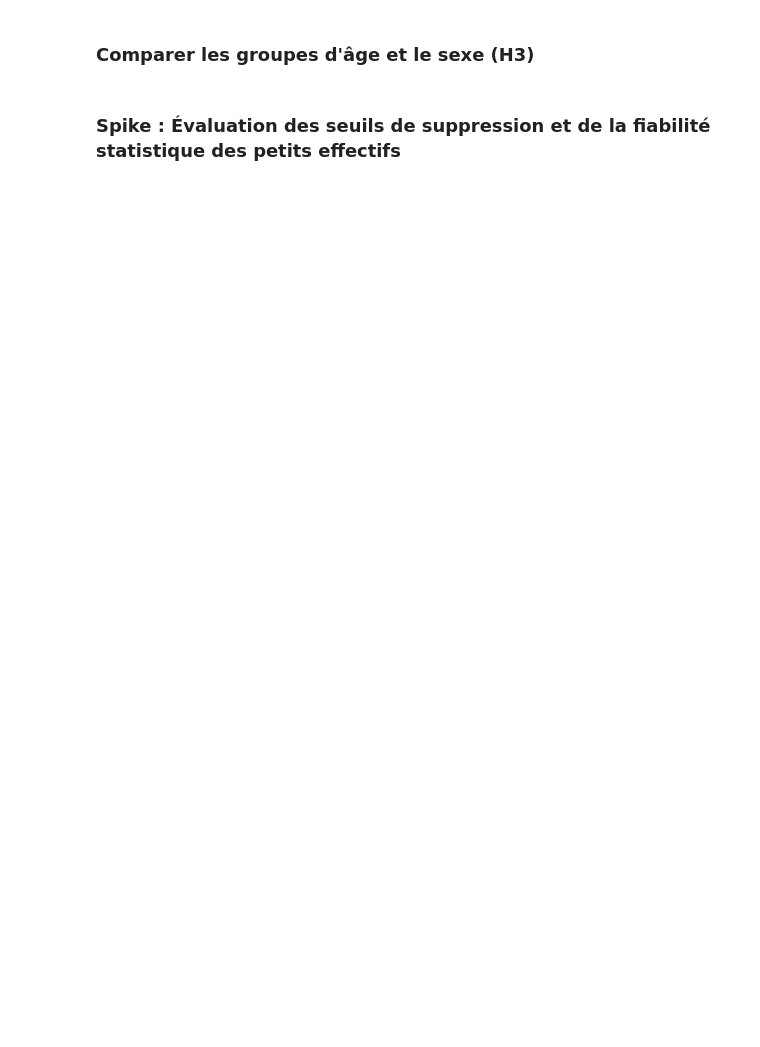
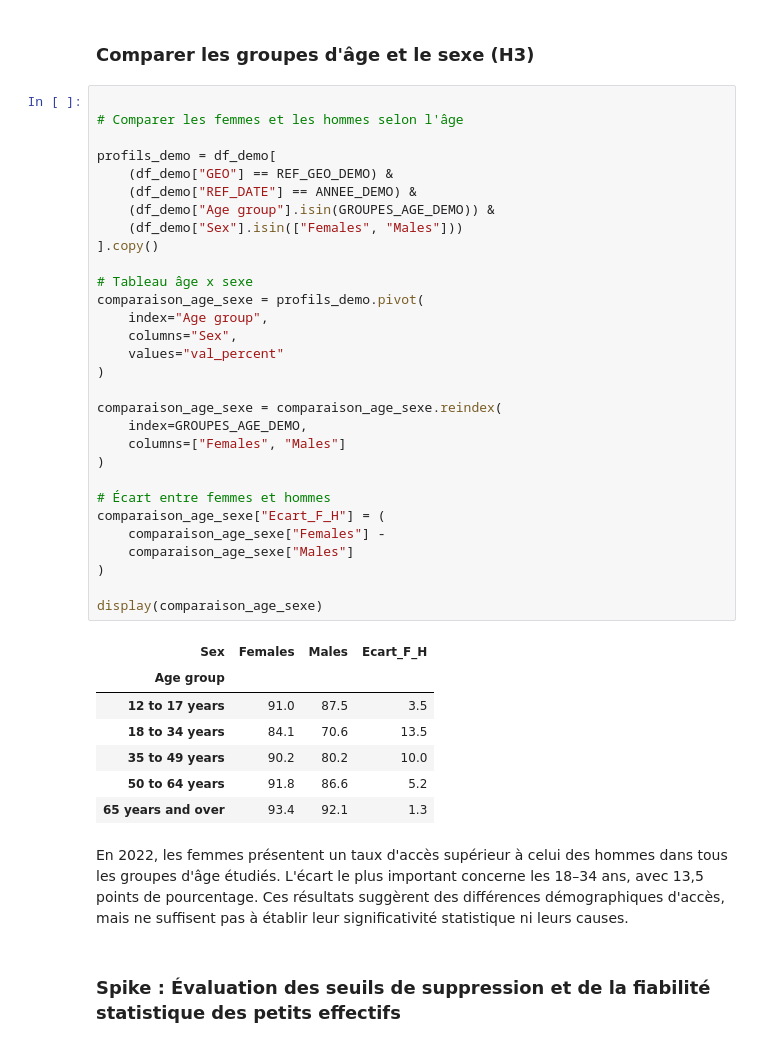
Before and after one commit to abdn-fz/canada-healthcare-access-analysis, a Jupyter notebook: notebooks/eda_healthcare_access.ipynb, the cells around one changed output. Drawn from its saved outputs; the diff is of its cells as text; blank space fills up the shorter version.

```diff
--- a/notebooks/eda_healthcare_access.ipynb
+++ b/notebooks/eda_healthcare_access.ipynb
@@ -1168,4 +1221,44 @@ plt.show()
 # %% [markdown]
 ### Comparer les groupes d'âge et le sexe (H3)
+# %%
+
+# Comparer les femmes et les hommes selon l'âge
+
+profils_demo = df_demo[
+    (df_demo["GEO"] == REF_GEO_DEMO) &
+    (df_demo["REF_DATE"] == ANNEE_DEMO) &
+    (df_demo["Age group"].isin(GROUPES_AGE_DEMO)) &
+    (df_demo["Sex"].isin(["Females", "Males"]))
+].copy()
+
+# Tableau âge x sexe
+comparaison_age_sexe = profils_demo.pivot(
+    index="Age group",
+    columns="Sex",
+    values="val_percent"
+)
+
+comparaison_age_sexe = comparaison_age_sexe.reindex(
+    index=GROUPES_AGE_DEMO,
+    columns=["Females", "Males"]
+)
+
+# Écart entre femmes et hommes
+comparaison_age_sexe["Ecart_F_H"] = (
+    comparaison_age_sexe["Females"] -
+    comparaison_age_sexe["Males"]
+)
+
+display(comparaison_age_sexe)
+# %% [output]
+| Sex | Females | Males | Ecart_F_H |
+| Age group |  |  |  |
+| 12 to 17 years | 91.0 | 87.5 | 3.5 |
+| 18 to 34 years | 84.1 | 70.6 | 13.5 |
+| 35 to 49 years | 90.2 | 80.2 | 10.0 |
+| 50 to 64 years | 91.8 | 86.6 | 5.2 |
+| 65 years and over | 93.4 | 92.1 | 1.3 |
+# %% [markdown]
+En 2022, les femmes présentent un taux d'accès supérieur à celui des hommes dans tous les groupes d'âge étudiés. L'écart le plus important concerne les 18–34 ans, avec 13,5 points de pourcentage. Ces résultats suggèrent des différences démographiques d'accès, mais ne suffisent pas à établir leur significativité statistique ni leurs causes.
 # %% [markdown]
 ### Spike : Évaluation des seuils de suppression et de la fiabilité statistique des petits effectifs
```
Also changed, not shown: parts of 18 cells of this notebook.
